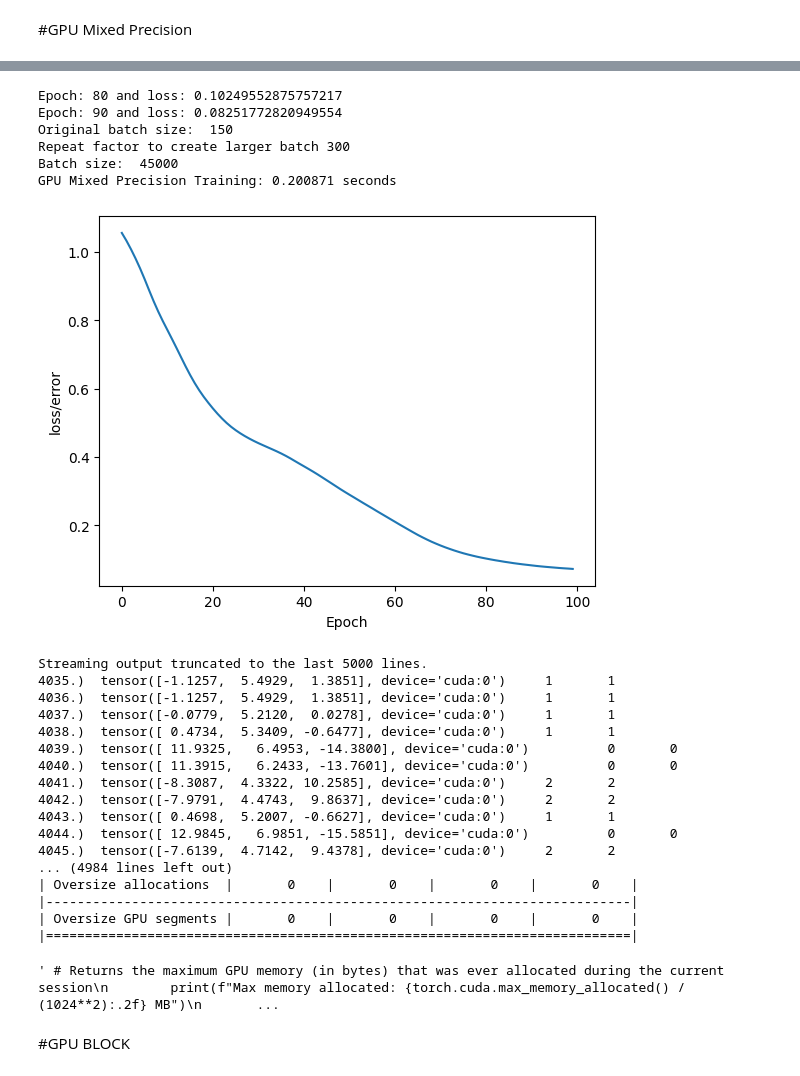
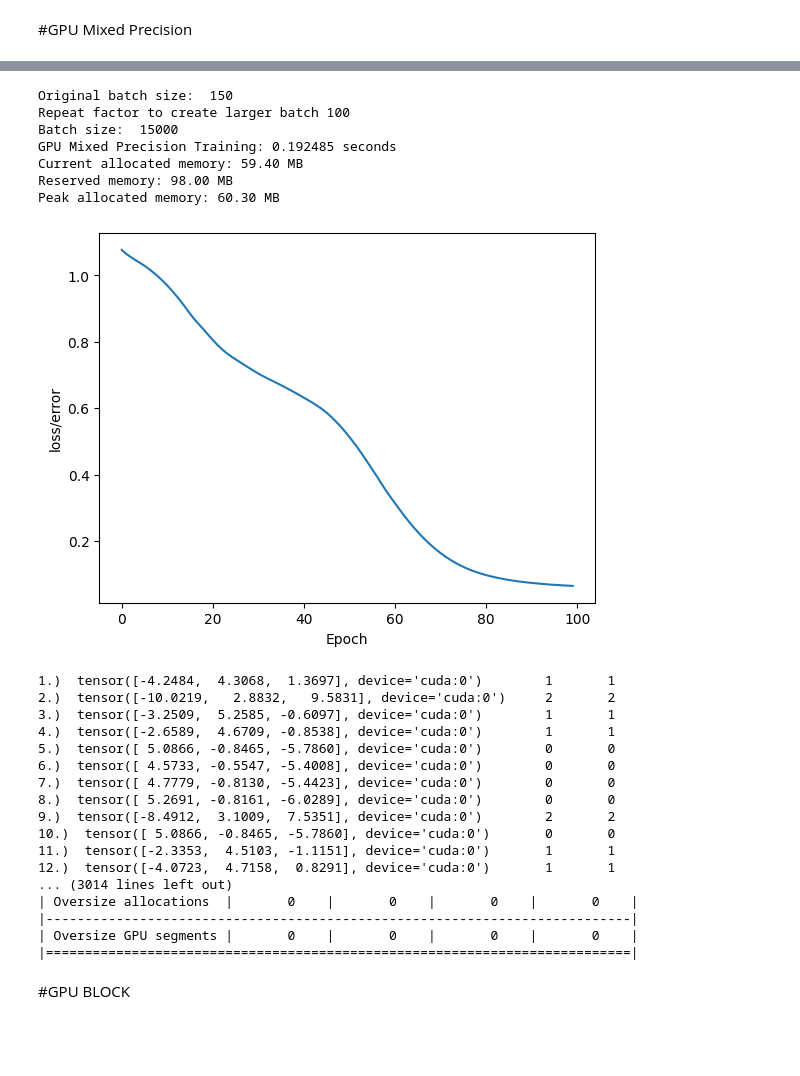
Before and after one commit to LCRazo/GPU-Utilization-and-Improvement-Project-, a Jupyter notebook: BatchIncrease.ipynb, the cells around one changed output, grey strips where cells are left out. Cells and saved outputs as stored; diff of their text form; code cells hidden in the pictures; blank space fills up the shorter version.

```diff
--- a/BatchIncrease.ipynb
+++ b/BatchIncrease.ipynb
@@ -48,7 +48,7 @@ print(torch.cuda.device_count()) # Returns the available GPUs
 if torch.cuda.is_available():
   print(f"Current device: {torch.cuda.current_device()}")
   print(f"Device name: {torch.cuda.get_device_name(0)}")
-
+  torch.cuda.reset_peak_memory_stats()
   fraction = 0.002
   torch.cuda.set_per_process_memory_fraction(fraction, 0)
 
@@ -87,7 +87,7 @@ if torch.cuda.is_available():
 
 
   #To increase batch
-  repeat_factor = 300
+  repeat_factor = 100
   X = np.tile(X, (repeat_factor, 1))
   y = np.tile(y, repeat_factor)
 
@@ -155,6 +155,17 @@ if torch.cuda.is_available():
   print(f"Repeat factor to create larger batch", repeat_factor)
   print(f"Batch size: ", X.shape[0])
   print(f"GPU Mixed Precision Training: {end - start:.6f} seconds")
+  # Get current allocated memory
+  allocated_memory = torch.cuda.memory_allocated(0)
+  print(f"Current allocated memory: {allocated_memory / (1024**2):.2f} MB")
+
+  # Get reserved memory
+  reserved_memory = torch.cuda.memory_reserved(0)
+  print(f"Reserved memory: {reserved_memory / (1024**2):.2f} MB")
+
+  # Get peak allocated memory
+  peak_allocated_memory = torch.cuda.max_memory_allocated(0)
+  print(f"Peak allocated memory: {peak_allocated_memory / (1024**2):.2f} MB")
 
   stats = torch.cuda.memory_stats()
 
@@ -192,17 +203,7 @@ if torch.cuda.is_available():
   print(f'We got {correct} correct!')
 
   stats = torch.cuda.memory_stats()
-  # Get current allocated memory
-  allocated_memory = torch.cuda.memory_allocated(0)
-  print(f"Current allocated memory: {allocated_memory / (1024**2):.2f} MB")
 
-  # Get reserved memory
-  reserved_memory = torch.cuda.memory_reserved(0)
-  print(f"Reserved memory: {reserved_memory / (1024**2):.2f} MB")
-
-  # Get peak allocated memory
-  peak_allocated_memory = torch.cuda.max_memory_allocated(0)
-  print(f"Peak allocated memory: {peak_allocated_memory / (1024**2):.2f} MB")
   print(torch.cuda.memory_summary(device=0, abbreviated=True))
 # %% [output]
 True
@@ -221,28 +224,28 @@ Epoch: 70 and loss: 0.14060744643211365
-Epoch: 80 and loss: 0.10249552875757217
-Epoch: 90 and loss: 0.08251772820949554
 Original batch size:  150
-Repeat factor to create larger batch 300
-Batch size:  45000
-GPU Mixed Precision Training: 0.200871 seconds
+Repeat factor to create larger batch 100
+Batch size:  15000
+GPU Mixed Precision Training: 0.192485 seconds
+Current allocated memory: 59.40 MB
+Reserved memory: 98.00 MB
+Peak allocated memory: 60.30 MB
-[figure, old version]
+[figure, new version]
-Streaming output truncated to the last 5000 lines.
-4035.)  tensor([-1.1257,  5.4929,  1.3851], device='cuda:0')     1       1
-4036.)  tensor([-1.1257,  5.4929,  1.3851], device='cuda:0')     1       1
-4037.)  tensor([-0.0779,  5.2120,  0.0278], device='cuda:0')     1       1
-4038.)  tensor([ 0.4734,  5.3409, -0.6477], device='cuda:0')     1       1
-4039.)  tensor([ 11.9325,   6.4953, -14.3800], device='cuda:0')          0       0
-4040.)  tensor([ 11.3915,   6.2433, -13.7601], device='cuda:0')          0       0
-4041.)  tensor([-8.3087,  4.3322, 10.2585], device='cuda:0')     2       2
-4042.)  tensor([-7.9791,  4.4743,  9.8637], device='cuda:0')     2       2
-4043.)  tensor([ 0.4698,  5.2007, -0.6627], device='cuda:0')     1       1
-4044.)  tensor([ 12.9845,   6.9851, -15.5851], device='cuda:0')          0       0
-4045.)  tensor([-7.6139,  4.7142,  9.4378], device='cuda:0')     2       2
-... (4984 lines left out)
+1.)  tensor([-4.2484,  4.3068,  1.3697], device='cuda:0')        1       1
+2.)  tensor([-10.0219,   2.8832,   9.5831], device='cuda:0')     2       2
+3.)  tensor([-3.2509,  5.2585, -0.6097], device='cuda:0')        1       1
+4.)  tensor([-2.6589,  4.6709, -0.8538], device='cuda:0')        1       1
+5.)  tensor([ 5.0866, -0.8465, -5.7860], device='cuda:0')        0       0
+6.)  tensor([ 4.5733, -0.5547, -5.4008], device='cuda:0')        0       0
+7.)  tensor([ 4.7779, -0.8130, -5.4423], device='cuda:0')        0       0
+8.)  tensor([ 5.2691, -0.8161, -6.0289], device='cuda:0')        0       0
+9.)  tensor([-8.4912,  3.1009,  7.5351], device='cuda:0')        2       2
+10.)  tensor([ 5.0866, -0.8465, -5.7860], device='cuda:0')       0       0
+11.)  tensor([-2.3353,  4.5103, -1.1151], device='cuda:0')       1       1
+12.)  tensor([-4.0723,  4.7158,  0.8291], device='cuda:0')       1       1
+... (3014 lines left out)
 | Oversize allocations  |       0    |       0    |       0    |       0    |
 |---------------------------------------------------------------------------|
 | Oversize GPU segments |       0    |       0    |       0    |       0    |
 |===========================================================================|
-' # Returns the maximum GPU memory (in bytes) that was ever allocated during the current session\n        print(f"Max memory allocated: {torch.cuda.max_memory_allocated() / (1024**2):.2f} MB")\n       ...
 # %% [markdown]
 #GPU BLOCK
 # %%
```
Also changed, not shown: parts of 4 cells of this notebook.
